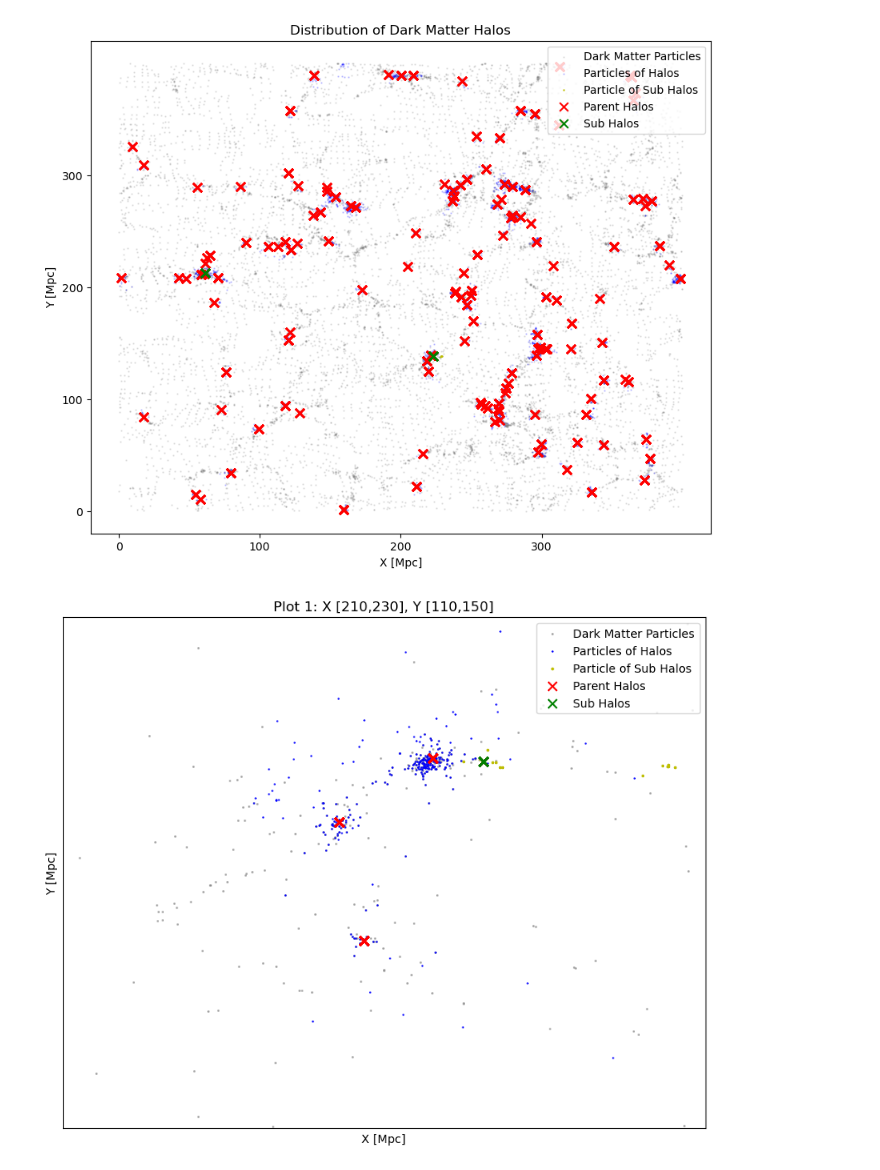
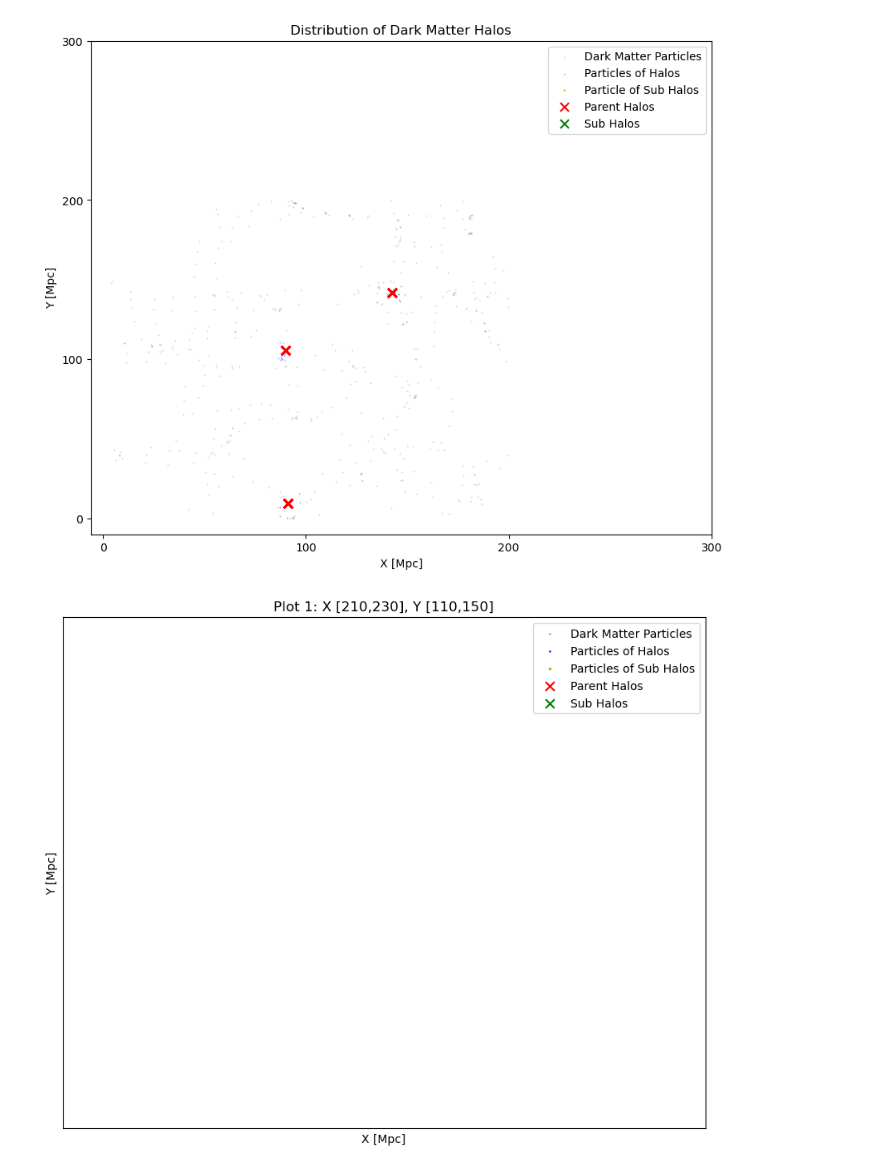
Before and after one commit to soumadeepmaiti/Halo_Finder, a Jupyter notebook: Dataset_reader.ipynb, the cells around one changed output. Saved outputs shown, nothing was run; the diff lists cells and outputs as text; code cells hidden in the pictures.

```diff
--- a/Dataset_reader.ipynb
+++ b/Dataset_reader.ipynb
@@ -26,7 +26,7 @@ lbox = 400 #502.5/h #502.5/h #128/h
 Columns = ['Particle_ID', 'Px', 'Py', 'Pz', 'PVx', 'PVy', 'PVz', 'Host', 'Halo_ID', 'HaloType', 'Hx', 'Hy', 'Hz', 'HVx', 'HVy', 'HVz']
 
 # Load the data from the file
-Halos = '/home/msoumad/Git/L400-N128/Data_Set/Training_Set/Ascii/output_0000.ascii'
+Halos = '/home/msoumad/Git/Aletheia-ML_HF/L200-N32/Data_Set/Training_Set/Ascii/0000.ascii'
 Data = pd.read_csv(Halos, sep='\s+', low_memory=False, names=Columns, skiprows=1)
 # %%
 DF = pd.DataFrame(Data, columns=Columns)
@@ -68,26 +68,26 @@ plt.show()
 
 #plt.savefig('Snap_L750_N256_rockstar_halos', format="pdf", bbox_inches='tight', dpi=300)
 # %% [output]
-[figure, old version]
+[figure, new version]
 # %%
 plt.figure(figsize=(10, 8))
 plt.scatter(sslice_part["Px"], sslice_part["Py"], marker='.', c='grey', s=5, alpha=0.5, label='Dark Matter Particles' )
 plt.scatter(sslice_halo['Px'], sslice_halo['Py'], c='b', marker='.', s=2, alpha=1, label='Particles of Halos')
-plt.scatter(sslice_Sub_Halo["Px"], sslice_Sub_Halo["Py"], marker='.', c='y', s=10, alpha=1, label='Particle of Sub Halos' )
+plt.scatter(sslice_Sub_Halo["Px"], sslice_Sub_Halo["Py"], marker='.', c='y', s=10, alpha=1, label='Particles of Sub Halos' )
 plt.scatter(sslice_halo['Hx']/0.67, sslice_halo['Hy']/0.67, c='r', marker='x', s=60, alpha=1, label='Parent Halos')
 plt.scatter(sslice_Sub_Halo["Hx"]/0.67, sslice_Sub_Halo["Hy"]/0.67, marker='x', c='g', s=60, alpha=1, label='Sub Halos' )
 plt.xticks(ticks=np.arange(0, lbox, 100)) #lbox/10))
 plt.yticks(ticks=np.arange(0, lbox, 100)) #lbox/10))
 plt.xlabel('X [Mpc]')
 plt.ylabel('Y [Mpc]')
 
-plt.xlim(210,230)
-plt.ylim(110,150)
+plt.xlim(145,165)
+plt.ylim(250,270)
 
 plt.title('Plot 1: X [210,230], Y [110,150]')
 plt.legend(loc='upper right')
 plt.show()
 
 #plt.savefig('Snap_L750_N256_rockstar_halos', format="pdf", bbox_inches='tight', dpi=300)
 # %% [output]
-[figure, old version]
+[figure, new version]
```
Also changed, not shown: 1 other file.
